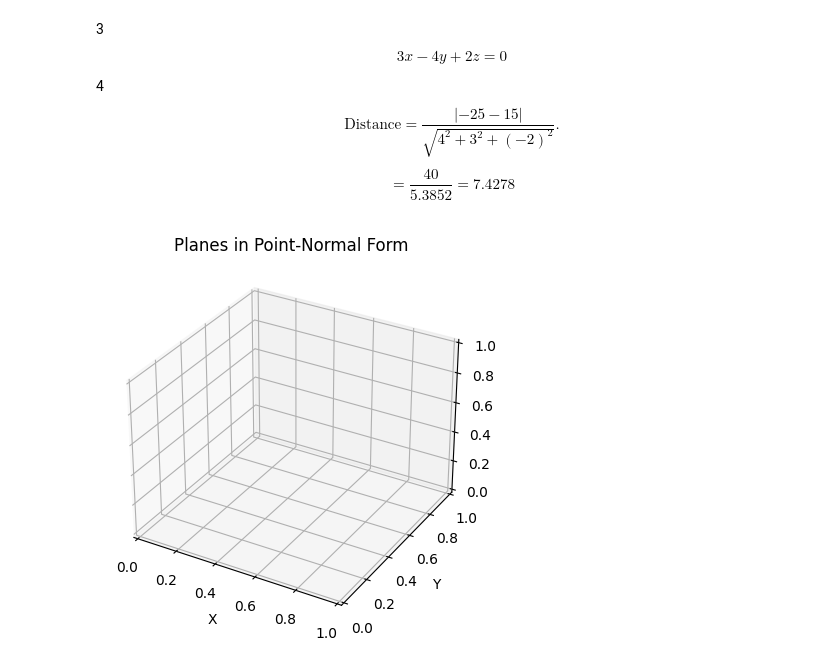
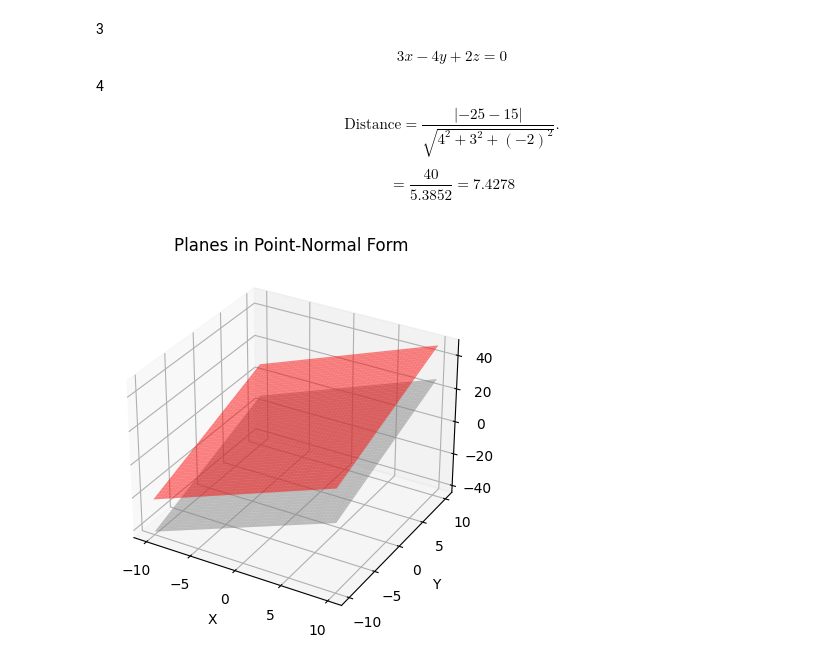
Before and after one commit to Iddhie/Linear_Algebra, a Jupyter notebook: Exercise6.ipynb, the cells around one changed output. Drawn from its saved outputs; the diff is of its cells as text; code cells hidden in the pictures.

```diff
--- a/Exercise6.ipynb
+++ b/Exercise6.ipynb
@@ -171,23 +171,33 @@ from mpl_toolkits.mplot3d import Axes3D
 
 n = np.array([3, -2, 4])
 A, B, C = n[0], n[1], n[2]
+point_Q1 = np.array([5, 10, 3.75])
+point_Q2 = np.array([5, 10, 2.5])
 
 # Define the equation of a plane
 def plane_equation(x, y, x_0, y_0, z_0):
     return (-A * x - B * y + A * x_0 + B * y_0 + C * z_0) / C
-
-# Create a meshgrid for the first plane
+# Create a meshgrid for the original plane
 x_values = np.linspace(-10, 10, 100)
 y_values = np.linspace(-10, 10, 100)
-x_0, y_0, z_0 = n[0], n[1], n[2]
+x_0, y_0, z_0 = point_Q1[0], point_Q1[1], point_Q1[2]
 x, y = np.meshgrid(x_values, y_values)
 z = plane_equation(x, y, x_0, y_0, z_0)
 
-
-
+# Plotting the original plane
 fig = plt.figure()
 ax = fig.add_subplot(111, projection='3d')
 
+# Plot the original plane
+ax.plot_surface(x, y, z, alpha=0.5, color='red')
+
+# Create a meshgrid for the parallel
+x_0, y_0, z_0 = point_Q2[0], point_Q2[1], point_Q2[2]
+x_origin, y_origin = np.meshgrid(x_values, y_values)
+z_origin = plane_equation(x_origin, y_origin, x_0, y_0, z_0)
+
+# Plotting the plane passing through the origin
+ax.plot_surface(x_origin, y_origin, z_origin, alpha=0.5, color='gray')
 
 
 # Set labels and title
@@ -223,37 +233,47 @@ $$ = \frac {40}{5.3852} = 7.4278 $$
 # %%
 import numpy as np
 import matplotlib.pyplot as plt
 from mpl_toolkits.mplot3d import Axes3D
 
 
-n = np.array([3, -2, 4])
+n = np.array([4, 3, -2])
 A, B, C = n[0], n[1], n[2]
+point_Q1 = np.array([2, 2, 19.5])
+point_Q2 = np.array([2, 2, -0.5])
 
 # Define the equation of a plane
 def plane_equation(x, y, x_0, y_0, z_0):
     return (-A * x - B * y + A * x_0 + B * y_0 + C * z_0) / C
-
-# Create a meshgrid for the first plane
+# Create a meshgrid for the original plane
 x_values = np.linspace(-10, 10, 100)
 y_values = np.linspace(-10, 10, 100)
-x_0, y_0, z_0 = n[0], n[1], n[2]
+x_0, y_0, z_0 = point_Q1[0], point_Q1[1], point_Q1[2]
 x, y = np.meshgrid(x_values, y_values)
 z = plane_equation(x, y, x_0, y_0, z_0)
 
-
-
+# Plotting the original plane
 fig = plt.figure()
 ax = fig.add_subplot(111, projection='3d')
 
+# Plot the original plane
+ax.plot_surface(x, y, z, alpha=0.5, color='red')
+
+# Create a meshgrid for the parallel
+x_0, y_0, z_0 = point_Q2[0], point_Q2[1], point_Q2[2]
+x_origin, y_origin = np.meshgrid(x_values, y_values)
+z_origin = plane_equation(x_origin, y_origin, x_0, y_0, z_0)
+
+# Plotting the plane passing through the origin
+ax.plot_surface(x_origin, y_origin, z_origin, alpha=0.5, color='gray')
 
 
 # Set labels and title
 ax.set_xlabel('X')
 ax.set_ylabel('Y')
 ax.set_zlabel('Z')
 ax.set_title('Planes in Point-Normal Form')
 
 # Show the plot
 plt.show()
 # %% [output]
-[figure, old version]
+[figure, new version]
```
Also changed, not shown: parts of 1 cell of this notebook.
